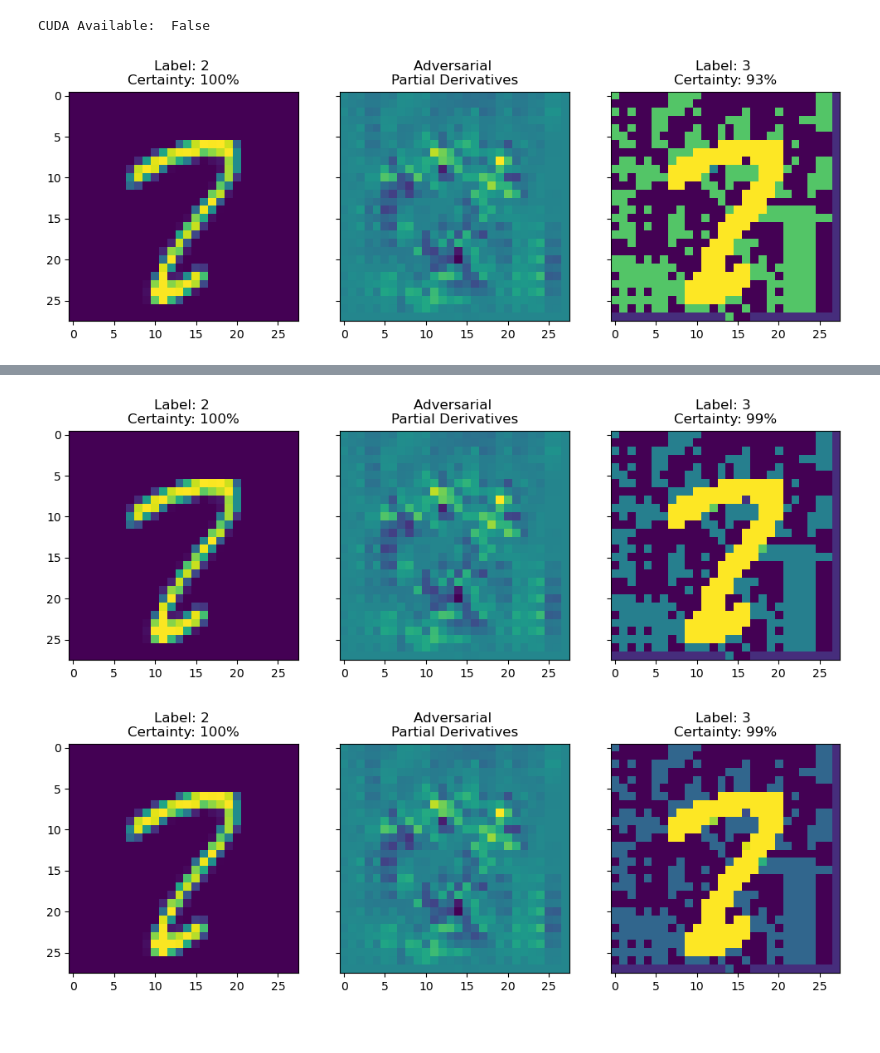
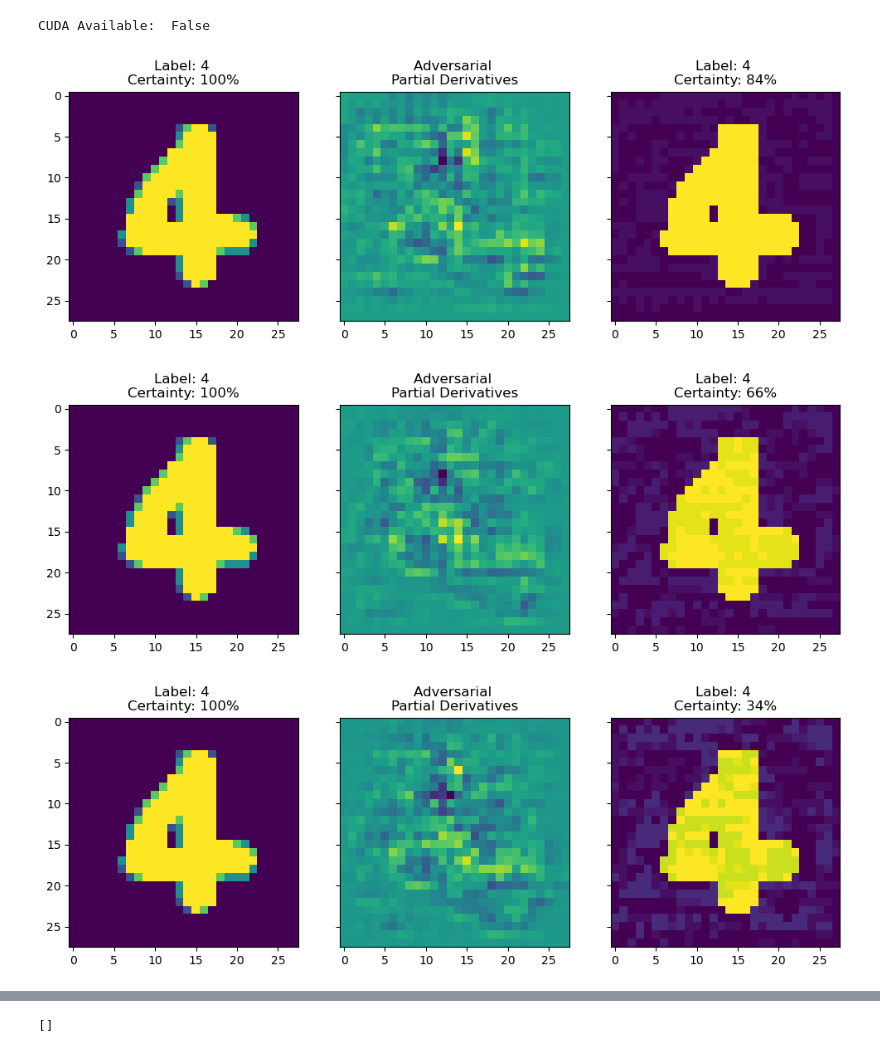
Before and after one commit to brittawi/AdvancedDeepLearning, a Jupyter notebook: Lab2/Task2_4.ipynb, the cells around one changed output, grey strips where cells are left out. Drawn from its saved outputs; the diff is of its cells as text; code cells hidden in the pictures.

```diff
--- a/Lab2/Task2_4.ipynb
+++ b/Lab2/Task2_4.ipynb
@@ -303,14 +212,42 @@ def create_plot_adversarial_images(model, x_image, y_label, lr=0.1, n_steps=1, o
+# %%
+# method from tutorial to create adversarial images
+def create_plot_adversarial_images(model, x_image, y_label, lr=0.1, n_steps=1, output_probs=False):
+    original_image = x_image.clone().detach()
+    probs_per_step = []
+
+    criterion = torch.nn.CrossEntropyLoss()
+    optimizer = torch.optim.SGD([x_image.requires_grad_()], lr=lr)
+
+    for _ in range(n_steps):
+        optimizer.zero_grad()
+        output = model(x_image)
+        loss = criterion(output, y_label)
+        loss.backward()
+        gradient = x_image.grad
+        x_adv = x_image - lr * gradient.sign() /n_steps
+        x_adv = torch.clamp(x_adv, 0, 1)  # clip to [0, 1] range
+        x_image = x_adv.detach().requires_grad_(True)  # detach to prevent further gradient calculation
+
+        # Create array of 3 images - orig, noise/delta, adversarial
+        img_adv_list = torch.cat((original_image,gradient, x_image), dim=0)
+
+        # Print/plot images and return probabilities
+        probs = plot_predictions(model, img_adv_list, output_probs=output_probs, adversarial=True)
+        probs_per_step.append(probs) if output_probs else None
+
+    return probs_per_step
 # %%
-# Pick a random 2 image from first 1000 images
-# Create adversarial image and with target label 6
-index_of_2s = mnist_test.targets == 2
+# get images with label 4 and try to trick the network to predict 9s
+index_of_2s = mnist_test.targets == 4
 rand_index = np.random.randint(0, index_of_2s.sum())
 image_norm = mnist_test.data[index_of_2s][rand_index].type(torch.float32).unsqueeze(0).unsqueeze(1)
 image_norm.requires_grad = True
-label_adv = torch.tensor([2], dtype=torch.long)
+label_adv = torch.tensor([9], dtype=torch.long)
 # %%
 # Plot adversarial images
 # Over each step, model certainty changes from 2 to 6
-create_plot_adversarial_images(cnn_mnist, image_norm, label_adv, lr=0.6, n_steps=5)
+create_plot_adversarial_images(cnn_mnist, image_norm, label_adv, lr=0.2, n_steps=5)
 # %% [output]
-[figure, old version]
+[figure, new version]
+[figure, added]
+[figure, added]
@@ -317,8 +256 @@ create_plot_adversarial_images(cnn_mnist, image_norm, label_adv, lr=0.6, n_steps
+[]
-# %%
-create_plot_adversarial_images(cnn_mnist, image_norm, label_adv, lr=0.3, n_steps=5)
-# %% [output]
-[figure, removed]
-# %%
-create_plot_adversarial_images(cnn_mnist, image_norm, label_adv, lr=0.2, n_steps=5)
-# %% [output]
-[figure, removed]
```
Also changed, not shown: parts of 11 cells of this notebook, 1 other file.
